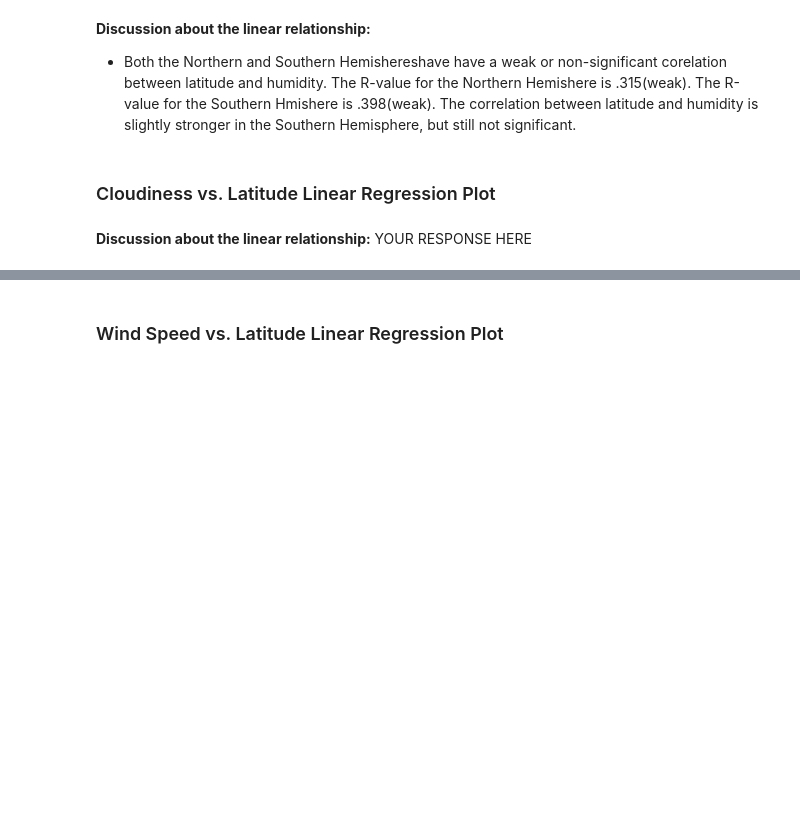
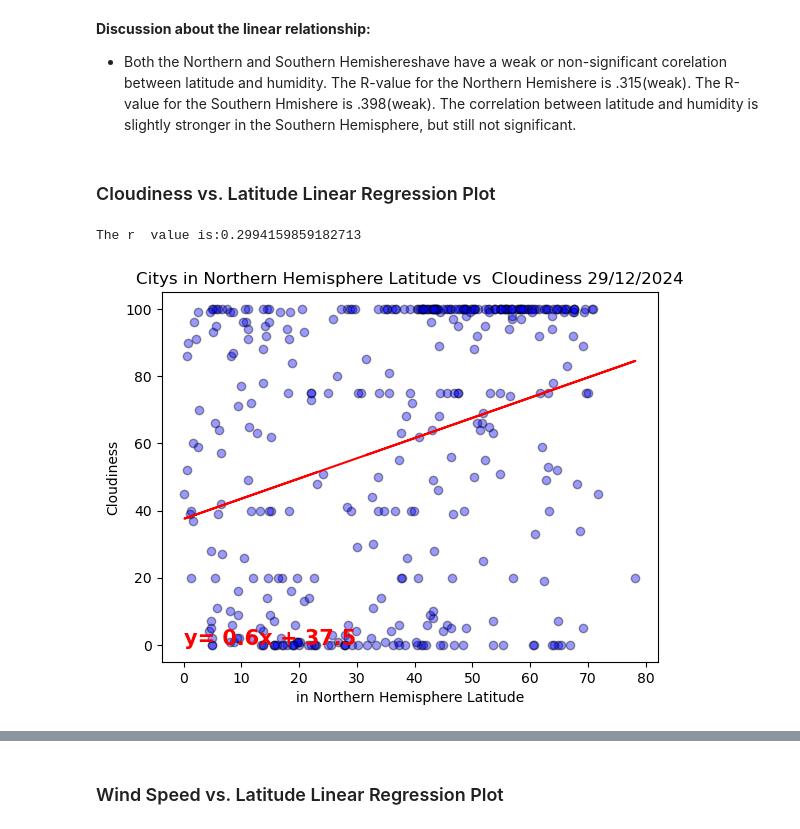
Before and after one commit to M-Soriano/python-api-challenge, a Jupyter notebook: WeatherPy.ipynb, the cells around one changed output, grey strips where cells are left out. Saved outputs shown, nothing was run; the diff lists cells and outputs as text; code cells hidden in the pictures; blank space fills up the shorter version.

Commit message:
In Weatherpy.ipynb adding discussion for latitude and cloudiness

```diff
--- a/WeatherPy.ipynb
+++ b/WeatherPy.ipynb
@@ -382,6 +382,9 @@ The r  value is:0.39845711755806745
 # %%
 # Northern Hemisphere
 x= northern_hemi_df["Lat"]
-y= northern_hemi_df["Cloudi"]
+y= northern_hemi_df["Cloudiness"]
 
-lrp(x,y, "in Northern Hemisphere Latitude","Humidity")
+lrp(x,y, "in Northern Hemisphere Latitude","Cloudiness")
+# %% [output]
+The r  value is:0.2994159859182713
+[figure, added]
@@ -391,2 +390,0 @@ lrp(x,y, "in Northern Hemisphere Latitude","Humidity")
-# %% [markdown]
-**Discussion about the linear relationship:** YOUR RESPONSE HERE
```
Also changed, not shown: parts of 18 cells of this notebook, 5 other files.
